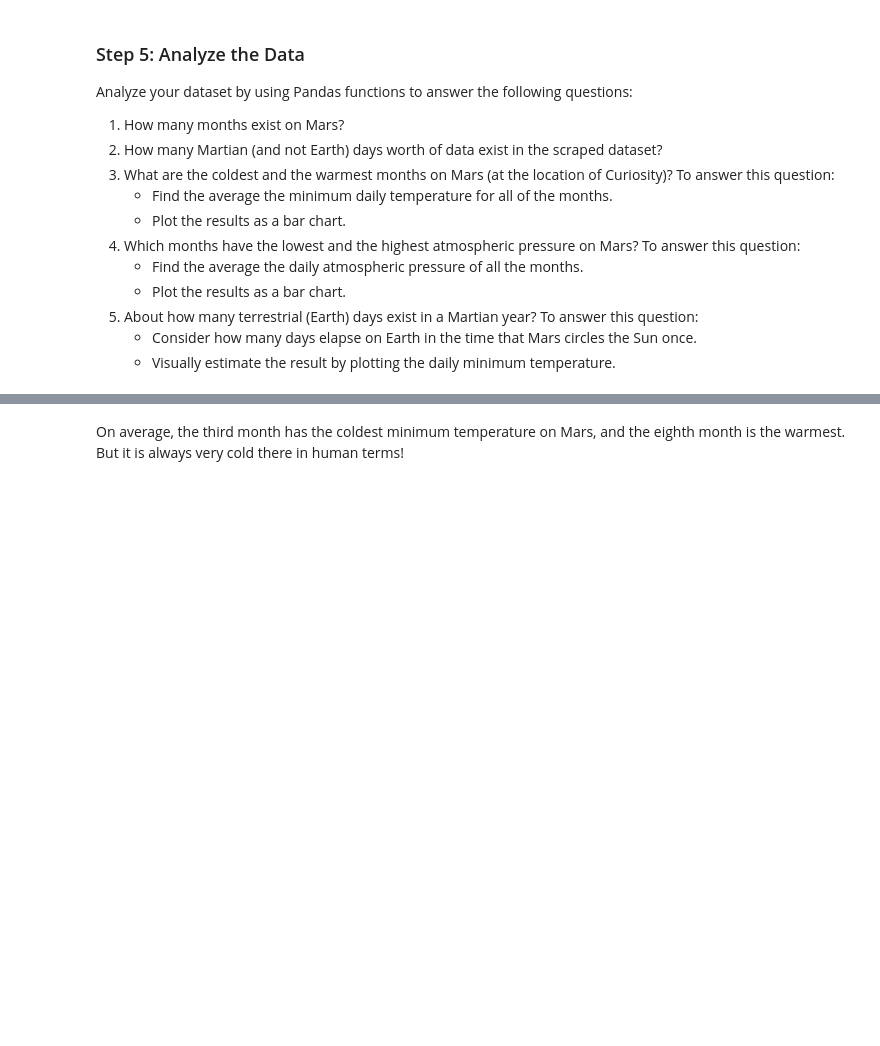
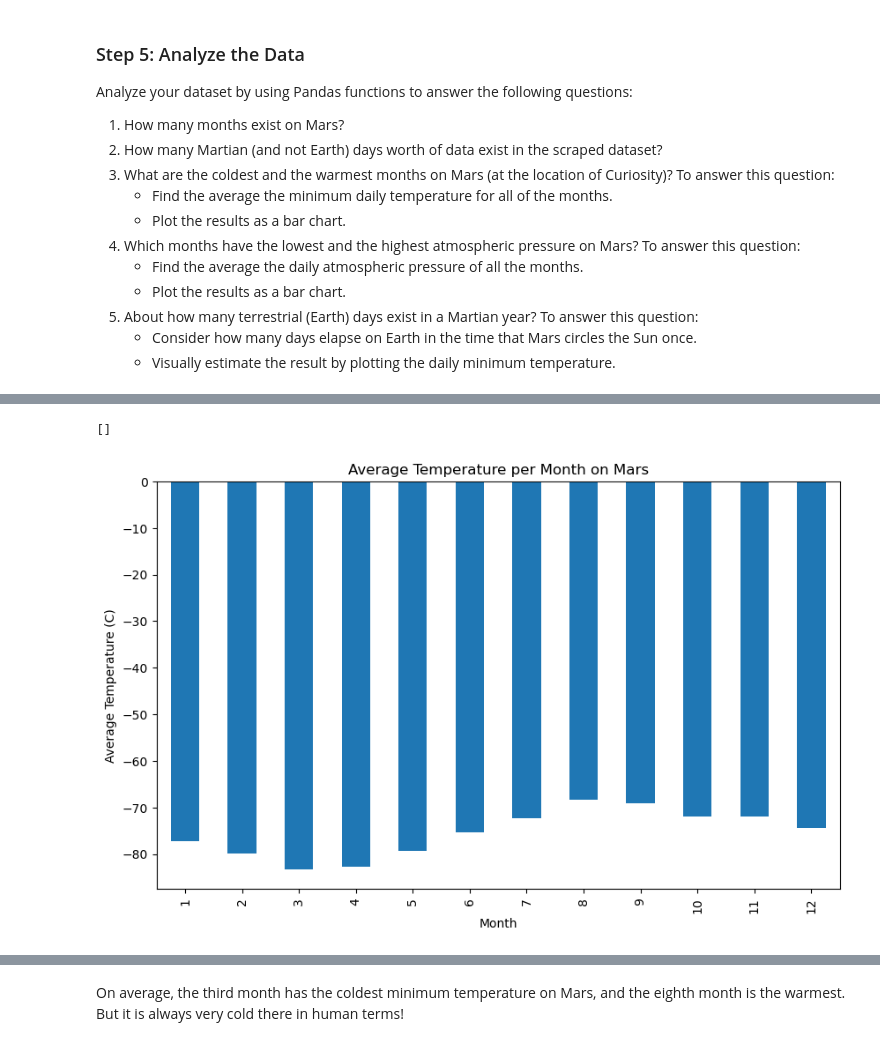
Before and after one commit to myhre062/web-scraping-challenge, a Jupyter notebook: Mars/part_2_mars_weather.ipynb, the cells around one changed output, grey strips where cells are left out. Cells and saved outputs as stored; diff of their text form; code cells hidden in the pictures; blank space fills up the shorter version.

```diff
--- a/Mars/part_2_mars_weather.ipynb
+++ b/Mars/part_2_mars_weather.ipynb
@@ -138,2 +159,4 @@ Analyze your dataset by using Pandas functions to answer the following questions
 # %%
 # 3. What is the average low temperature by month?
+mars_avg_temp_per_month = mars_df.groupby(mars_df['month'])['min_temp'].mean()
+mars_avg_temp_per_month
@@ -142,2 +178,9 @@ Analyze your dataset by using Pandas functions to answer the following questions
+# %%
+# Plot the average temperature by month
+mars_avg_temp_per_month.plot(kind='bar', figsize=(10, 6), xlabel='Month', ylabel='Average Temperature (C)', title='Average Temperature per Month on Mars')
+plt.plot()
+# %% [output]
+[]
+[figure, added]
 # %%
 # Identify the coldest and hottest months in Curiosity's location
```
Also changed, not shown: parts of 11 cells of this notebook, 1 other file.
